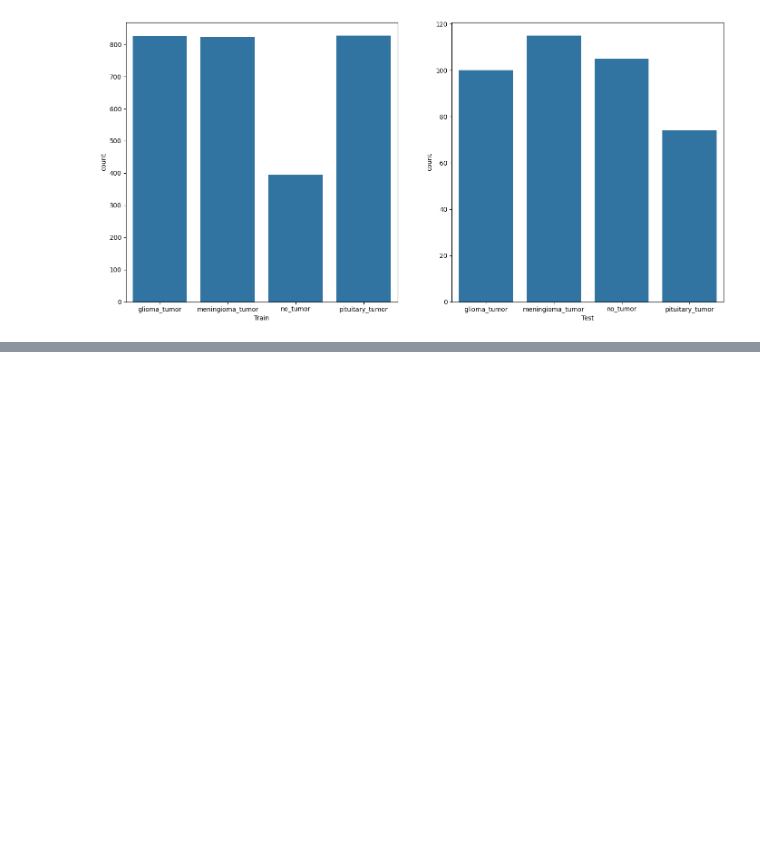
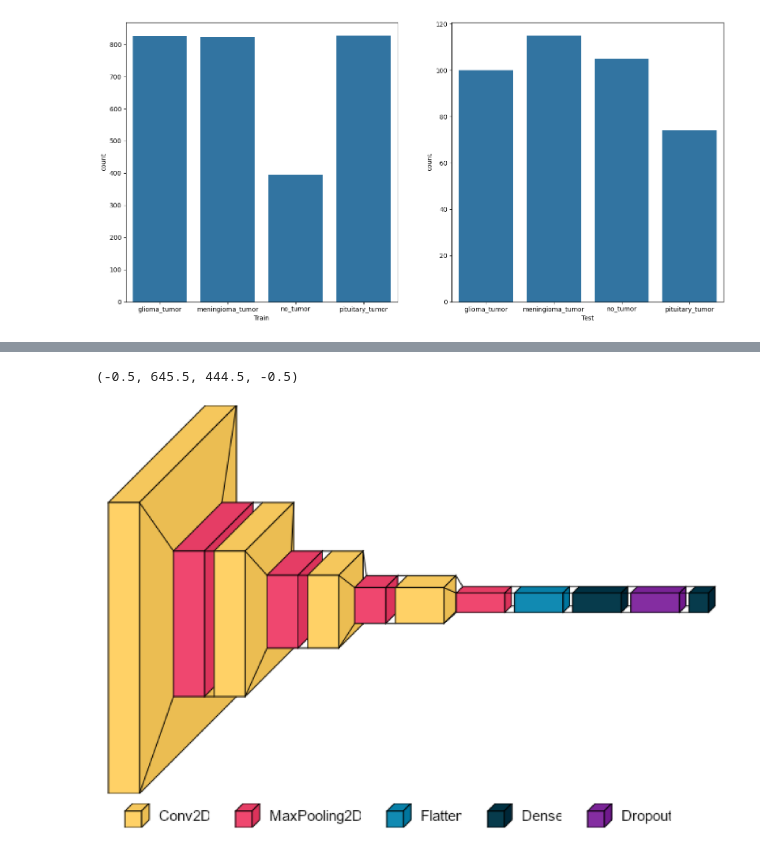
Before and after one commit to Oikiy/Brain_tumor_remote, a Jupyter notebook: Notebook.ipynb, the cells around one changed output, grey strips where cells are left out. Saved outputs shown, nothing was run; the diff lists cells and outputs as text; code cells hidden in the pictures; blank space fills up the shorter version.

```diff
--- a/Notebook.ipynb
+++ b/Notebook.ipynb
@@ -191,2 +184,0 @@ model.compile(optimizer=tf.keras.optimizers.Adam(),
-# %%
-history = model.fit(tf.cast(train_img, tf.float32), np.array(pd.get_dummies(train_labels)), validation_split=0.1, epochs =20, verbose=1, batch_size=32)
@@ -269,0 +446,11 @@ train_x.shape, train_y.shape, val_x.shape, val_y.shape
+# %%
+# 5.1.e Visualize the model
+font = ImageFont.truetype("arial.ttf", 15)
+visualkeras.layered_view(model_1, to_file='SimpleCNN.png', legend=True,font=font, scale_xy=1, scale_z=1, max_z=50)
+# Display the image
+plt.figure(figsize=(30,30))
+plt.imshow(plt.imread('SimpleCNN.png'))
+plt.axis('off')
+# %% [output]
+(-0.5, 645.5, 444.5, -0.5)
+[figure, added]
```
Also changed, not shown: parts of 65 cells of this notebook, 12 other files.
